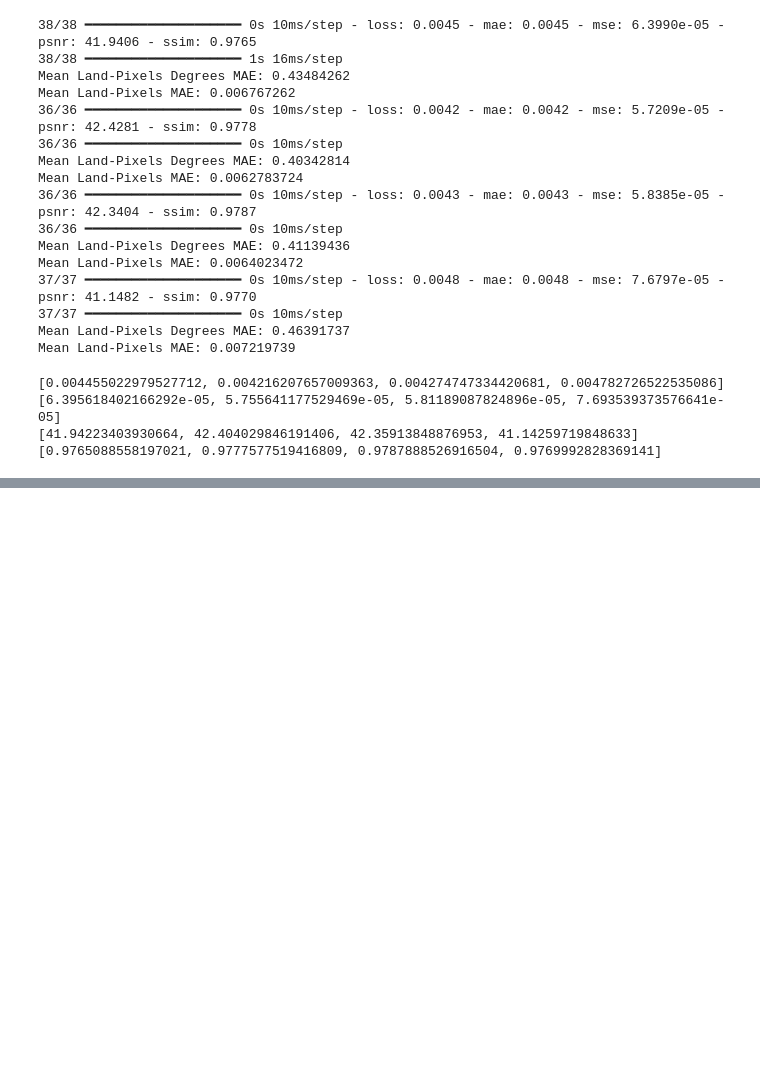
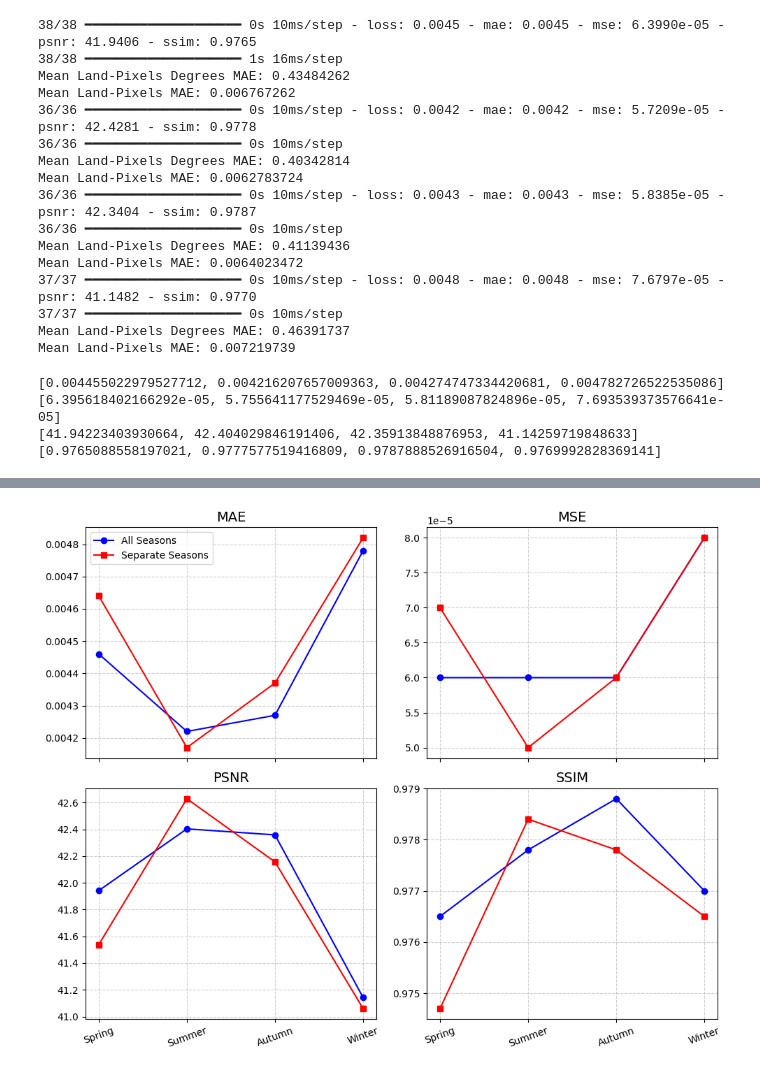
Before and after one commit to AntigoniMoira/MSc_Thesis, a Jupyter notebook: 8_Seasonal_vs_All.ipynb, the cells around one changed output, grey strips where cells are left out. Saved outputs shown, nothing was run; the diff lists cells and outputs as text; code cells hidden in the pictures; blank space fills up the shorter version.

```diff
--- a/8_Seasonal_vs_All.ipynb
+++ b/8_Seasonal_vs_All.ipynb
@@ -101,0 +207,42 @@ print(season_all_ssim)
+# %%
+import numpy as np
+import matplotlib.pyplot as plt
+
+# Data
+seasons = ['Spring', 'Summer', 'Autumn', 'Winter']
+x = np.arange(len(seasons))  # positions for the x-axis
+
+season_all_mae = [0.00446, 0.00422, 0.00427, 0.00478]
+season_all_mse = [0.00006, 0.00006, 0.00006, 0.00008]
+season_all_psnr = [41.9422, 42.4040, 42.3591, 41.1426]
+season_all_ssim = [0.9765, 0.9778, 0.9788, 0.9770]
+
+season_sep_mae = [0.00464, 0.00417, 0.00437, 0.00482]
+season_sep_mse = [0.00007, 0.00005, 0.00006, 0.00008]
+season_sep_psnr = [41.5380, 42.6294, 42.1571, 41.0601]
+season_sep_ssim = [0.9747, 0.9784, 0.9778, 0.9765]
+
+metrics = {
+    'MAE': (season_all_mae, season_sep_mae),
+    'MSE': (season_all_mse, season_sep_mse),
+    'PSNR': (season_all_psnr, season_sep_psnr),
+    'SSIM': (season_all_ssim, season_sep_ssim)
+}
+
+# Plot
+fig, axs = plt.subplots(2, 2, figsize=(10, 8), sharex=True)
+axs = axs.flatten()
+
+for ax, (metric, (all_data, sep_data)) in zip(axs, metrics.items()):
+    ax.plot(x, all_data, marker='o', color='blue', label='All Seasons')
+    ax.plot(x, sep_data, marker='s', color='red', label='Separate Seasons')
+    ax.set_title(metric, fontsize=14)
+    ax.set_xticks(x)
+    ax.set_xticklabels(seasons, rotation=20)
+    ax.grid(True, linestyle='--', alpha=0.6)
+
+axs[0].legend()
+plt.tight_layout()
+plt.show()
+# %% [output]
+[figure, added]
```
Also changed, not shown: parts of 3 cells of this notebook, 1 other file.
